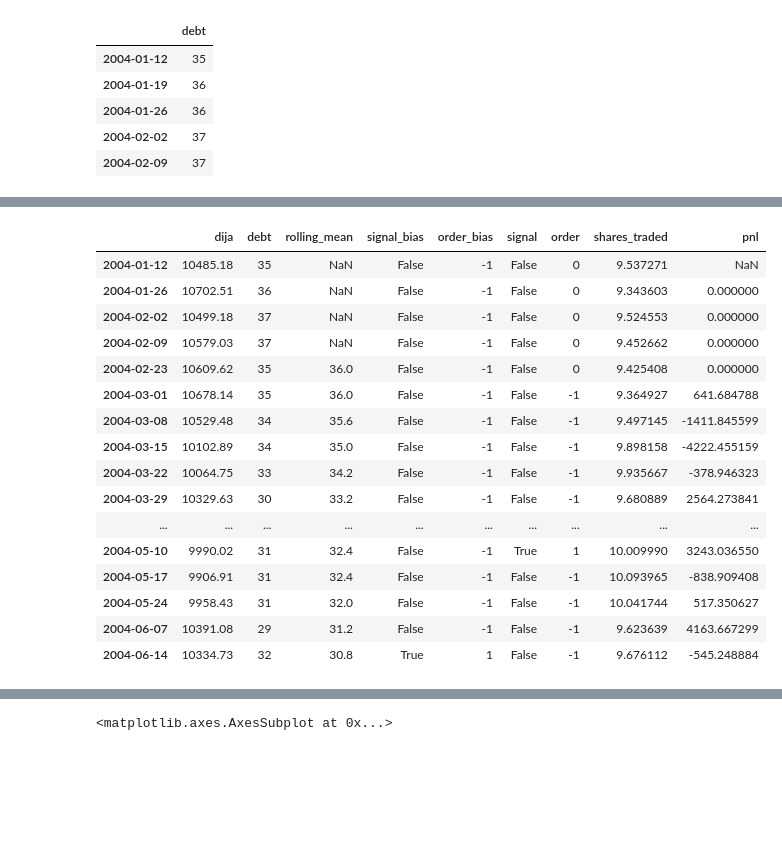
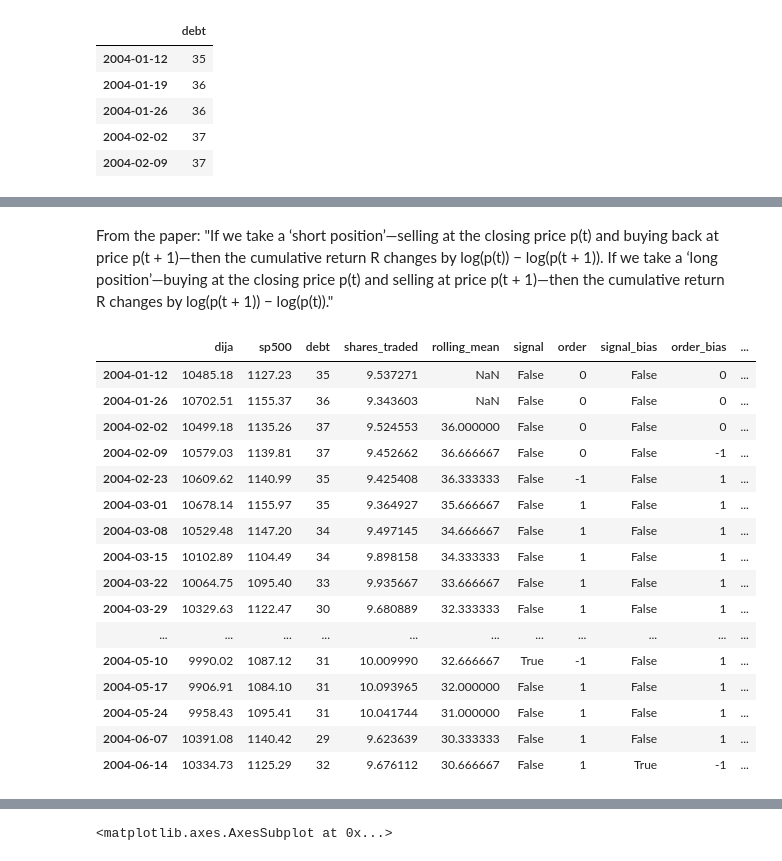
Before and after one commit to twiecki/replicate_google_trends, a Jupyter notebook: goog_repl.ipynb, the cells around one changed output, grey strips where cells are left out. Drawn from its saved outputs; the diff is of its cells as text; code cells hidden in the pictures; blank space fills up the shorter version.

```diff
--- a/goog_repl.ipynb
+++ b/goog_repl.ipynb
@@ -55,4 +66,4 @@ data.debt.plot()
 # %%
-data['rolling_mean'] = pd.rolling_mean(data.debt, 5)
+data['rolling_mean'] = pd.rolling_mean(data.debt, delta_t)
 data.head()
 # %% [output]
@@ -65,12 +89,0 @@ data.head()
-# %%
-data['signal_bias'] = data.debt > data.rolling_mean.shift(1)
-data['order_bias'] = 1
-data['order_bias'][data.signal_bias == False] = -1
-
-data['signal'] = data.debt.shift(1) > data.rolling_mean.shift(2)
-data['order'] = 1
-data['order'][data.signal == False] = -1
-data['order'].ix[:5] = 0
-
-from IPython.display import HTML
-HTML(data.head(20).to_html())
@@ -94,0 +96,5 @@ HTML(data.head(20).to_html())
+# %%
+data['order'] = 0
+data['order'][data.debt.shift(1) > data.rolling_mean.shift(2)] = -1 # Shorting if cross-over
+data['order'][data.debt.shift(1) < data.rolling_mean.shift(2)] = 1 # Buying otherwise.
+data['order'].ix[:delta_t] = 0
@@ -94,0 +103,5 @@ HTML(data.head(20).to_html())
+# %%
+data['order_bias'] = 0
+data['order_bias'][data.debt > data.rolling_mean.shift(1)] = -1 # Shorting if cross-over
+data['order_bias'][data.debt < data.rolling_mean.shift(1)] = 1 # Buying otherwise.
+data['order_bias'].ix[:delta_t] = 0
@@ -95,25 +129,33 @@ HTML(data.head(20).to_html())
+# %% [markdown]
+From the paper:
+"If we take a ‘short position’—selling at the closing price p(t) and buying back at price p(t + 1)—then the cumulative return R changes by log(p(t)) − log(p(t + 1)). If we take a ‘long position’—buying at the closing price p(t) and selling at price p(t + 1)—then the cumulative return R changes by log(p(t + 1)) − log(p(t))."
 # %%
 initial_capital = 1000000 # US Dollars
 single_trade_capital = 100000 # US Dollars
 data['shares_traded'] = single_trade_capital / data.dija
-data['pnl'] = - data.dija * data.shares_traded * data.order + data.dija.shift(1) * data.shares_traded * data.order
+# I think the signs should actually be reversed here...
+data['pnl'] = data.dija * data.shares_traded * data.order - data.dija.shift(1) * data.shares_traded * data.order
+data['log_returns'] = data.order * np.log(data.dija) - data.order * np.log(data.dija.shift(1))
+data['log_returns_sp'] = data.order * np.log(data.sp500) - data.order * np.log(data.sp500.shift(1))
+data['log_returns_bias'] = data.order_bias * np.log(data.dija) - data.order_bias * np.log(data.dija.shift(1))
+
 HTML(data.head(20).to_html())
 # %% [output]
-|  | dija | debt | rolling_mean | signal_bias | order_bias | signal | order | shares_traded | pnl |
-| 2004-01-12 | 10485.18 | 35 | NaN | False | -1 | False | 0 | 9.537271 | NaN |
-| 2004-01-26 | 10702.51 | 36 | NaN | False | -1 | False | 0 | 9.343603 | 0.000000 |
-| 2004-02-02 | 10499.18 | 37 | NaN | False | -1 | False | 0 | 9.524553 | 0.000000 |
-| 2004-02-09 | 10579.03 | 37 | NaN | False | -1 | False | 0 | 9.452662 | 0.000000 |
-| 2004-02-23 | 10609.62 | 35 | 36.0 | False | -1 | False | 0 | 9.425408 | 0.000000 |
-| 2004-03-01 | 10678.14 | 35 | 36.0 | False | -1 | False | -1 | 9.364927 | 641.684788 |
-| 2004-03-08 | 10529.48 | 34 | 35.6 | False | -1 | False | -1 | 9.497145 | -1411.845599 |
-| 2004-03-15 | 10102.89 | 34 | 35.0 | False | -1 | False | -1 | 9.898158 | -4222.455159 |
-| 2004-03-22 | 10064.75 | 33 | 34.2 | False | -1 | False | -1 | 9.935667 | -378.946323 |
-| 2004-03-29 | 10329.63 | 30 | 33.2 | False | -1 | False | -1 | 9.680889 | 2564.273841 |
-| ... | ... | ... | ... | ... | ... | ... | ... | ... | ... |
-| 2004-05-10 | 9990.02 | 31 | 32.4 | False | -1 | True | 1 | 10.009990 | 3243.036550 |
-| 2004-05-17 | 9906.91 | 31 | 32.4 | False | -1 | False | -1 | 10.093965 | -838.909408 |
-| 2004-05-24 | 9958.43 | 31 | 32.0 | False | -1 | False | -1 | 10.041744 | 517.350627 |
-| 2004-06-07 | 10391.08 | 29 | 31.2 | False | -1 | False | -1 | 9.623639 | 4163.667299 |
-| 2004-06-14 | 10334.73 | 32 | 30.8 | True | 1 | False | -1 | 9.676112 | -545.248884 |
+|  | dija | sp500 | debt | shares_traded | rolling_mean | signal | order | signal_bias | order_bias | ... |
+| 2004-01-12 | 10485.18 | 1127.23 | 35 | 9.537271 | NaN | False | 0 | False | 0 | ... |
+| 2004-01-26 | 10702.51 | 1155.37 | 36 | 9.343603 | NaN | False | 0 | False | 0 | ... |
+| 2004-02-02 | 10499.18 | 1135.26 | 37 | 9.524553 | 36.000000 | False | 0 | False | 0 | ... |
+| 2004-02-09 | 10579.03 | 1139.81 | 37 | 9.452662 | 36.666667 | False | 0 | False | -1 | ... |
+| 2004-02-23 | 10609.62 | 1140.99 | 35 | 9.425408 | 36.333333 | False | -1 | False | 1 | ... |
+| 2004-03-01 | 10678.14 | 1155.97 | 35 | 9.364927 | 35.666667 | False | 1 | False | 1 | ... |
+| 2004-03-08 | 10529.48 | 1147.20 | 34 | 9.497145 | 34.666667 | False | 1 | False | 1 | ... |
+| 2004-03-15 | 10102.89 | 1104.49 | 34 | 9.898158 | 34.333333 | False | 1 | False | 1 | ... |
+| 2004-03-22 | 10064.75 | 1095.40 | 33 | 9.935667 | 33.666667 | False | 1 | False | 1 | ... |
+| 2004-03-29 | 10329.63 | 1122.47 | 30 | 9.680889 | 32.333333 | False | 1 | False | 1 | ... |
+| ... | ... | ... | ... | ... | ... | ... | ... | ... | ... | ... |
+| 2004-05-10 | 9990.02 | 1087.12 | 31 | 10.009990 | 32.666667 | True | -1 | False | 1 | ... |
+| 2004-05-17 | 9906.91 | 1084.10 | 31 | 10.093965 | 32.000000 | False | 1 | False | 1 | ... |
+| 2004-05-24 | 9958.43 | 1095.41 | 31 | 10.041744 | 31.000000 | False | 1 | False | 1 | ... |
+| 2004-06-07 | 10391.08 | 1140.42 | 29 | 9.623639 | 30.333333 | False | 1 | False | 1 | ... |
+| 2004-06-14 | 10334.73 | 1125.29 | 32 | 9.676112 | 30.666667 | False | 1 | True | -1 | ... |
 # %%
```
Also changed, not shown: parts of 20 cells of this notebook, 1 other file.
